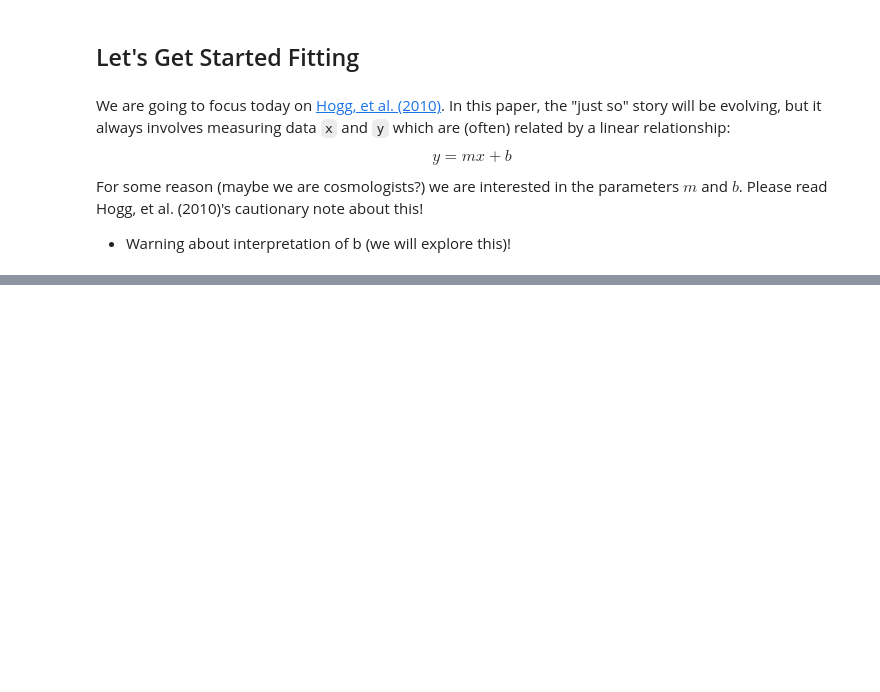
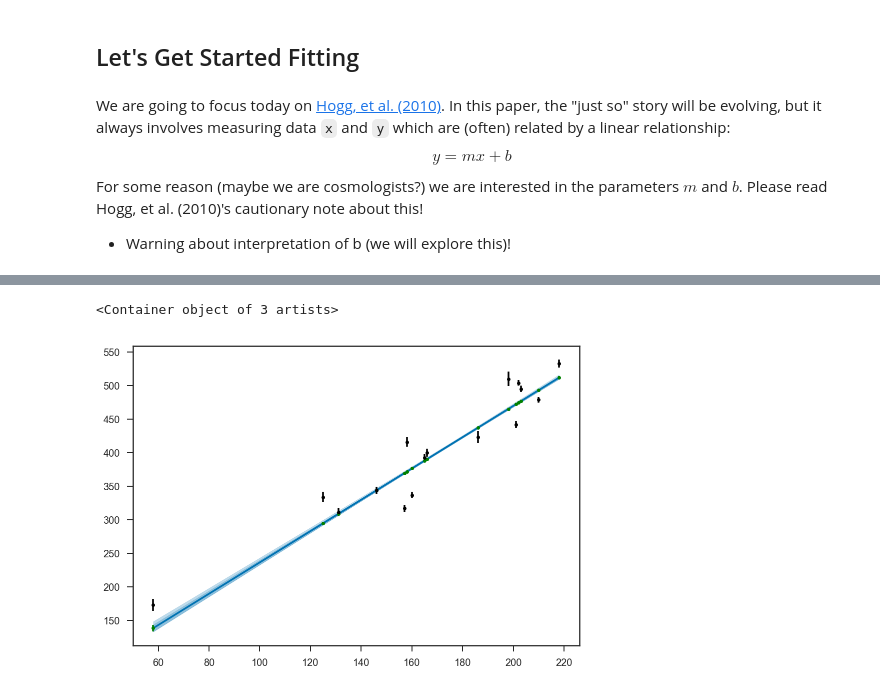
Before and after one commit to farr/GWDataAnalysisSummerSchool, a Jupyter notebook: lecture1/lecture1.ipynb, the cells around one changed output, grey strips where cells are left out. Cells and saved outputs as stored; diff of their text form; code cells hidden in the pictures; blank space fills up the shorter version.

```diff
--- a/lecture1/lecture1.ipynb
+++ b/lecture1/lecture1.ipynb
@@ -38,0 +111,10 @@ table1 = genfromtxt('HoggTable1.tsv', names=True)
+# %%
+def plot_errorbands(xs, ms, bs, *args, **kwargs):
+    ys = []
+    for m,b in zip(ms, bs):
+        ys.append(m*xs + b)
+    ys = array(ys)
+
+    line, = plot(xs, median(ys, axis=0), *args, **kwargs)
+    fill_between(xs, percentile(ys, 84, axis=0), percentile(ys, 16, axis=0), alpha=0.25, color=line.get_color())
+    fill_between(xs, percentile(ys, 97.5, axis=0), percentile(ys, 16, axis=0), alpha=0.25, color=line.get_color())
@@ -38,0 +123,15 @@ table1 = genfromtxt('HoggTable1.tsv', names=True)
+# %%
+def plot_ytrues_no_scatter(xs, ms, bs, *args, **kwargs):
+    ytrues = []
+    for m,b in zip(ms, bs):
+        ytrues.append(m*xs + b)
+    ytrues = array(ytrues)
+
+    errorbar(xs, mean(ytrues, axis=0), yerr=std(ytrues, axis=0), fmt='.', *args, **kwargs)
+# %%
+plot_errorbands(linspace(np.min(table1['x'][4:]), np.max(table1['x'][4:]), 1000), ex1_samples['m'], ex1_samples['b'])
+plot_ytrues_no_scatter(table1['x'][4:], ex1_samples['m'], ex1_samples['b'], color='g')
+errorbar(table1['x'][4:], table1['y'][4:], yerr=table1['sigma_y'][4:], fmt='.', color='k')
+# %% [output]
+<Container object of 3 artists>
+[figure, added]
```
Also changed, not shown: parts of 20 cells of this notebook, 1 other file.
